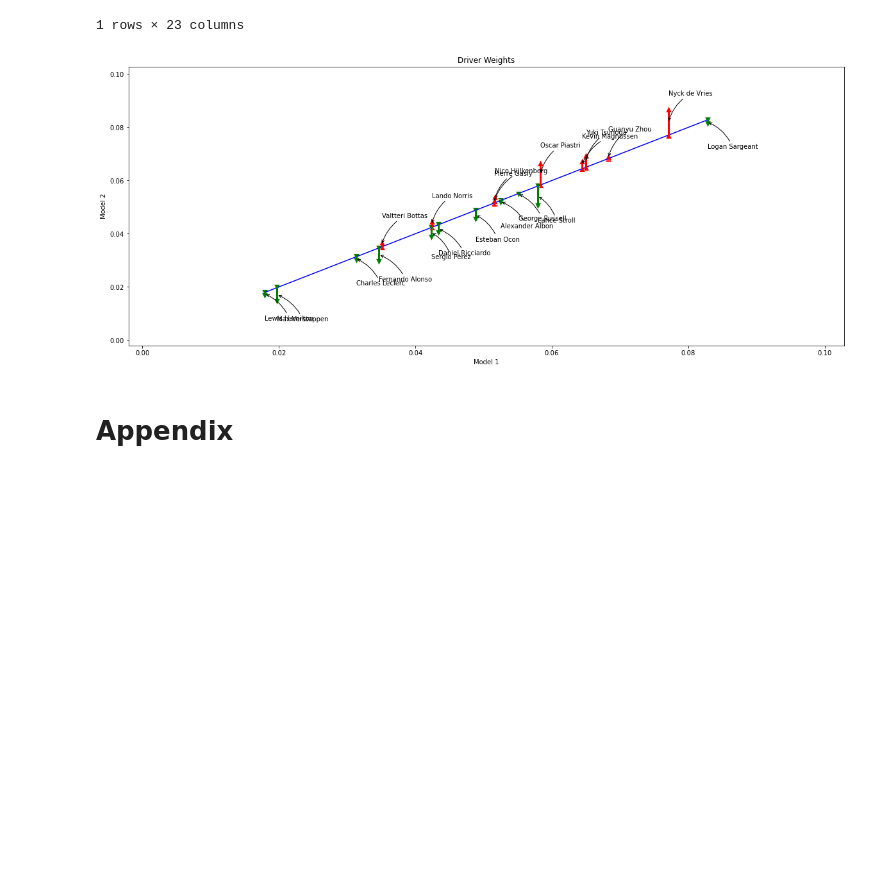
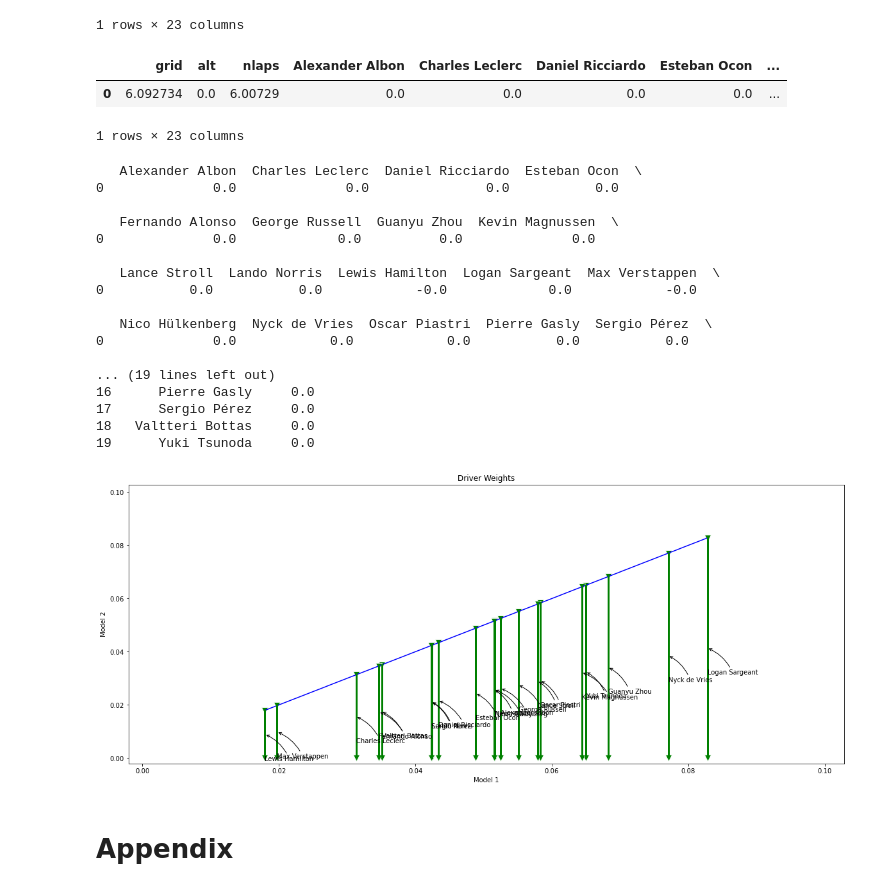
Before and after one commit to ryandouglaskish/MSAI-349-Project, a Jupyter notebook: Driver Feature.ipynb, the cells around one changed output. Saved outputs shown, nothing was run; the diff lists cells and outputs as text; code cells hidden in the pictures; blank space fills up the shorter version.

Commit message:
added LASSO

```diff
--- a/Driver Feature.ipynb
+++ b/Driver Feature.ipynb
@@ -431,8 +431,8 @@ def model2(data, y):
 
     return weights
 
-coef = model2(X, y)
-coef
+coef2 = model2(X, y)
+coef2
 # %% [output]
 |  | grid | alt | nlaps | Alexander Albon | Charles Leclerc | Daniel Ricciardo | Esteban Ocon | ... |
 | 0 | 0.041667 | 0.007610 | 0.662791 | 0 | 0 | 0 | 0 | ... |
@@ -450,24 +450,56 @@ coef
 |  | grid | alt | nlaps | Alexander Albon | Charles Leclerc | Daniel Ricciardo | Esteban Ocon | ... |
 | 0 | 10.537935 | 0.176569 | 0.006554 | 5.245542 | 3.038626 | 4.096786 | 4.599312 | ... |
 1 rows × 23 columns
+# %%
+def model3(data, y):
+    data = data[['Name','grid','Car','alt','Month','Year','nlaps']]
+    data = data[['Name','grid','alt','nlaps']]
+    data = pd.get_dummies(data, columns=['Name'], drop_first=False, prefix='', prefix_sep='')
+    #data = pd.get_dummies(data, columns=['Car'], drop_first=False)
+    #data = pd.get_dummies(data, columns=['Month'], drop_first=False)
+    #data = pd.get_dummies(data, columns=['Year'], drop_first=False)
+    mm = MinMaxScaler()
+    data[['grid','alt','nlaps']] = mm.fit_transform(data[['grid','alt','nlaps']])
+    #display(data)
+    X = data.values
+
+    linreg = Lasso(fit_intercept=False)
+    linreg.fit(X, y)
+
+    # get coefficients
+    coef = linreg.coef_
+    #return coef
+    weights = pd.DataFrame([coef], columns=data.columns)
+
+
+    return weights
+
+coef3 = model3(X, y)
+coef3
+# %% [output]
+|  | grid | alt | nlaps | Alexander Albon | Charles Leclerc | Daniel Ricciardo | Esteban Ocon | ... |
+| 0 | 6.092734 | 0.0 | 6.00729 | 0.0 | 0.0 | 0.0 | 0.0 | ... |
+1 rows × 23 columns
 # %%
 def plot_driver_weight_change(weights1, weights2, model1name=None, model2name=None, save=False):
-    weights1 = baseline_coef
-    weights2 = coef
+    # weights1 = baseline_coef
+    # weights2 = coef
     weights1 = weights1[[c for c in weights1.columns if c in driver_names_of_interest]].copy()
     #weights1.rename(index={0:'baseline'}, inplace=True)
     weights2 = weights2[[c for c in weights2.columns if c in driver_names_of_interest]].copy()
+    print(weights2)
     #weights2.rename(index={0:'baseline'}, inplace=True)
 
     assert len(weights1) == len(weights2)
 
     weights1 = weights1.T.reset_index()
     weights1.columns = ['Driver','Model1']
-    weights1['Model1'] = weights1['Model1'] / weights1['Model1'].sum()
+    weights1['Model1'] = weights1['Model1'] / max(weights1['Model1'].sum(), 0.00001)
 
     weights2 = weights2.T.reset_index()
     weights2.columns = ['Driver','Model2']
-    weights2['Model2'] = weights2['Model2'] / weights2['Model2'].sum()
+    weights2['Model2'] = weights2['Model2'] / max(weights2['Model2'].sum(),0.00001)
+    print(weights2)
 
 
     weights = weights1.merge(weights2, on='Driver')
@@ -511,9 +543,26 @@ def plot_driver_weight_change(weights1, weights2, model1name=None, model2name=No
                     arrowprops=dict(arrowstyle='->', connectionstyle='arc3,rad=0.2', fc=color_dict[weight_increased]))
         plt.legend([],[], frameon=False)
 # %%
-plot_driver_weight_change(baseline_coef, coef)
+plot_driver_weight_change(baseline_coef, coef3)
 # %% [output]
+   Alexander Albon  Charles Leclerc  Daniel Ricciardo  Esteban Ocon  \
+0              0.0              0.0               0.0           0.0
+
+   Fernando Alonso  George Russell  Guanyu Zhou  Kevin Magnussen  \
+0              0.0             0.0          0.0              0.0
+
+   Lance Stroll  Lando Norris  Lewis Hamilton  Logan Sargeant  Max Verstappen  \
+0           0.0           0.0            -0.0             0.0            -0.0
+
+   Nico Hülkenberg  Nyck de Vries  Oscar Piastri  Pierre Gasly  Sergio Pérez  \
+0              0.0            0.0            0.0           0.0           0.0
+
+... (19 lines left out)
+16      Pierre Gasly     0.0
+17      Sergio Pérez     0.0
+18   Valtteri Bottas     0.0
+19      Yuki Tsunoda     0.0
-[figure, old version]
+[figure, new version]
 # %% [markdown]
 # Appendix
 # %% [markdown]
```
Also changed, not shown: parts of 5 cells of this notebook.
